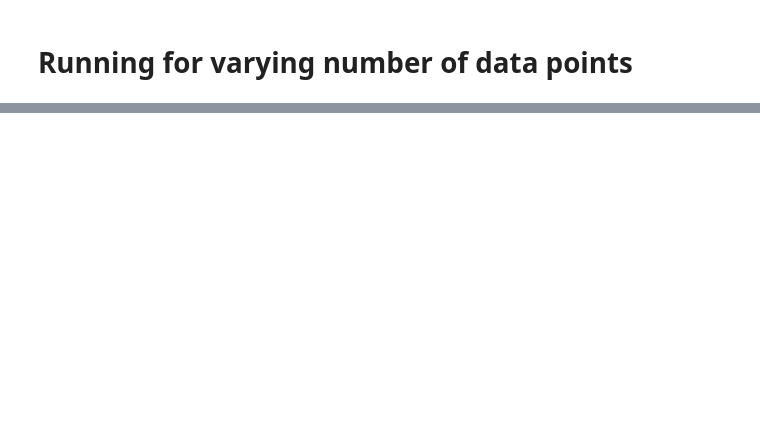
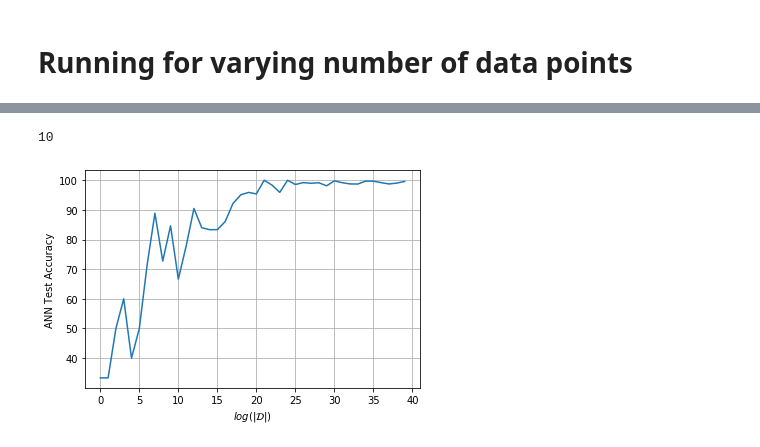
Before and after one commit to omanshuthapliyal/formationControl, a Jupyter notebook: SupervisoryControlAttack_formation_of_robots.ipynb, the cells around one changed output, grey strips where cells are left out. Saved outputs shown, nothing was run; the diff lists cells and outputs as text; code cells hidden in the pictures; blank space fills up the shorter version.

```diff
--- a/SupervisoryControlAttack_formation_of_robots.ipynb
+++ b/SupervisoryControlAttack_formation_of_robots.ipynb
@@ -780,10 +825,12 @@ def splitter(data, labels, num_classes):
   # Converting labels to one-hot-vectors
   _labels = keras.utils.np_utils.to_categorical(labels, num_classes=4)
   # Splitting dataset
+  nQueries = data.shape[0]
   split = int(0.75*nQueries)
   data_train = data[0:split,:]
   labels_train = _labels[0:split,:]
   data_test = data[split:,:]
+  print(split)
   labels_test = _labels[split:,:]
   return data_train, data_test, labels_train, labels_test
 
@@ -799,10 +846,11 @@ def confusionMatrix(data, y_true, nClasses):
   print(normalized_confusion)
   return normalized_confusion
 # %%
-k = np.logspace(0, 4, num=20)
+k = np.logspace(1, 4, num=40)
 nClasses = 4
 MATS = np.empty((nClasses*nClasses, k.size))
 j = 0
+acc_History = np.empty_like(k)
 for i in k:
   print(i)
   _data, _labels = query(int(i))
@@ -820,9 +868,10 @@ for i in k:
                   batch_size = 5,
                   shuffle = True, verbose = False)
   #Print accuracy of model on testing set after training
-  # scores = supervisorApprox.evaluate(data_test, labels_test)
+  scores = supervisorApprox.evaluate(data_test, labels_test)
   # print("Accuracy: %0.4f%%" %(scores[1]*100) )
   # print("Accuracy: %0.4f%%" %(scores[1]*100) )
-  cM = confusionMatrix(data, labels, nClasses)
-  MATS[:,j] = cM.flatten()
+  # cM = confusionMatrix(data, labels, nClasses)
+  acc_History[j] = scores[1]*100
+  # MATS[:,j] = cM.flatten()
   j+=1
@@ -829 +896,14 @@ for i in k:
+# %%
+_data.shape[0]
+# %% [output]
+10
+# %%
+plt.plot(acc_History)
+plt.xlabel("$log(| \mathcal{D}|)$")
+plt.ylabel("ANN Test Accuracy")
+plt.grid(True)
+plt.savefig("genError.eps")
+files.download("genError.eps")
+# %% [output]
+[figure, added]
 # %%
```
Also changed, not shown: parts of 20 cells of this notebook.
